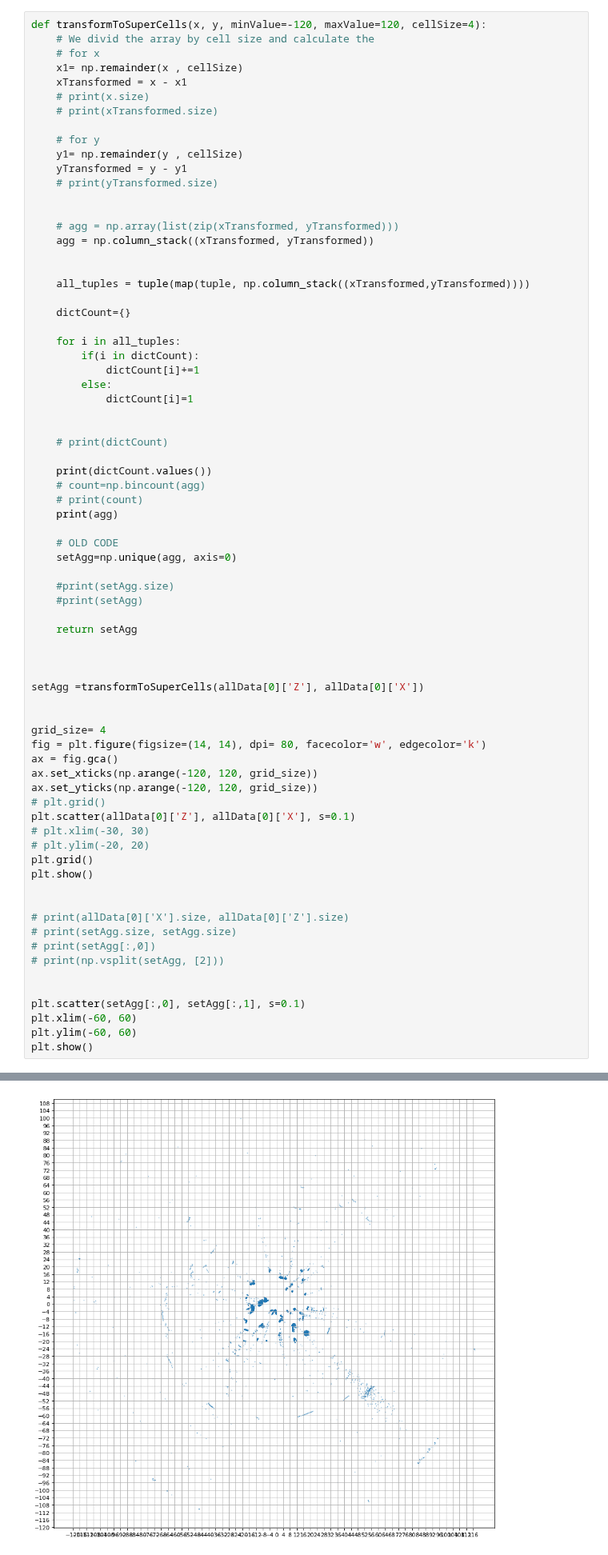
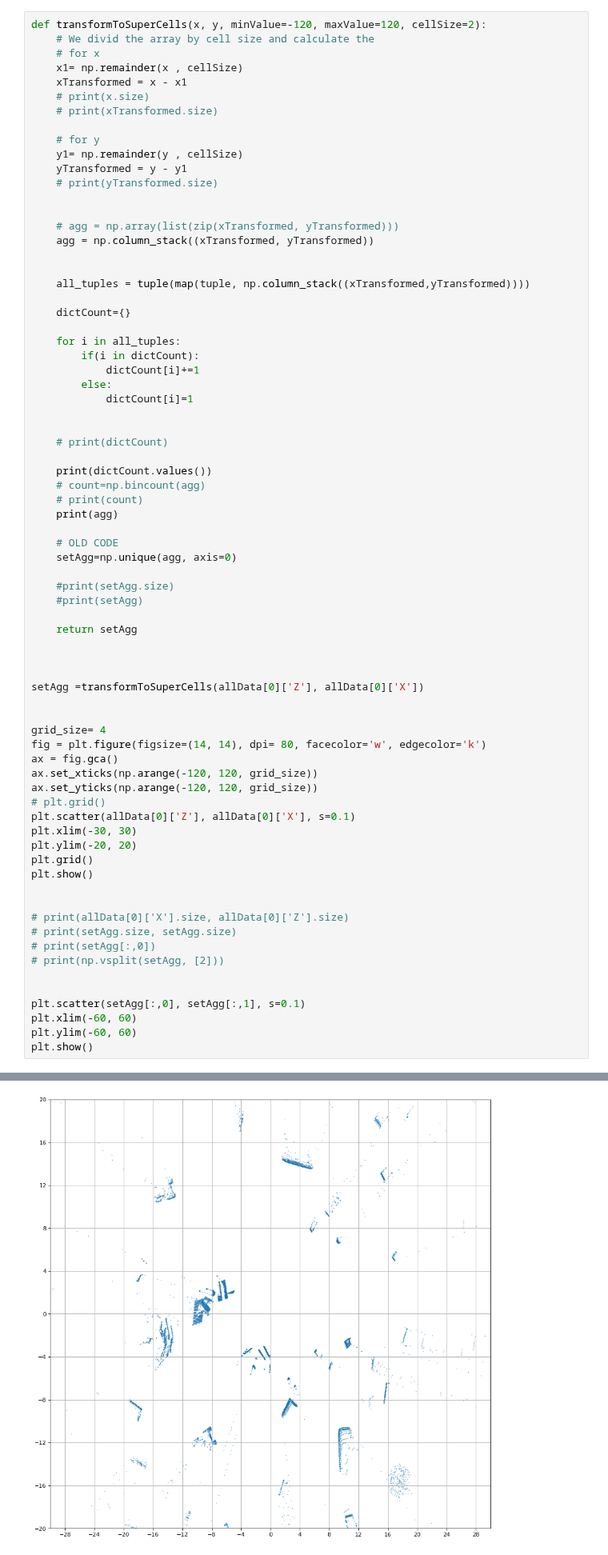
Before and after one commit to kiat/debs2019, a Jupyter notebook: src/notebooks/Segmentation_function_Test2.ipynb, the cells around one changed output, grey strips where cells are left out. Shown at 80% size. Saved outputs shown, nothing was run; the diff lists cells and outputs as text.

```diff
--- a/src/notebooks/Segmentation_function_Test2.ipynb
+++ b/src/notebooks/Segmentation_function_Test2.ipynb
@@ -90,7 +90,7 @@ print(max(numOfObjects))
 # %% [output]
 50
 # %%
-def transformToSuperCells(x, y, minValue=-120, maxValue=120, cellSize=4):
+def transformToSuperCells(x, y, minValue=-120, maxValue=120, cellSize=2):
     # We divid the array by cell size and calculate the
     # for x
     x1= np.remainder(x , cellSize)
@@ -146,8 +146,8 @@ ax.set_xticks(np.arange(-120, 120, grid_size))
 ax.set_yticks(np.arange(-120, 120, grid_size))
 # plt.grid()
 plt.scatter(allData[0]['Z'], allData[0]['X'], s=0.1)
-# plt.xlim(-30, 30)
-# plt.ylim(-20, 20)
+plt.xlim(-30, 30)
+plt.ylim(-20, 20)
 plt.grid()
 plt.show()
 
@@ -174 +174 @@ dict_values([2, 846, 6, 2, 3, 98, 7, 1, 2, 10, 1180, 11, 3, 1, 1, 7, 3, 1, 2, 1,
-[figure, old version]
+[figure, new version]
```
Also changed, not shown: parts of 1 cell of this notebook.
